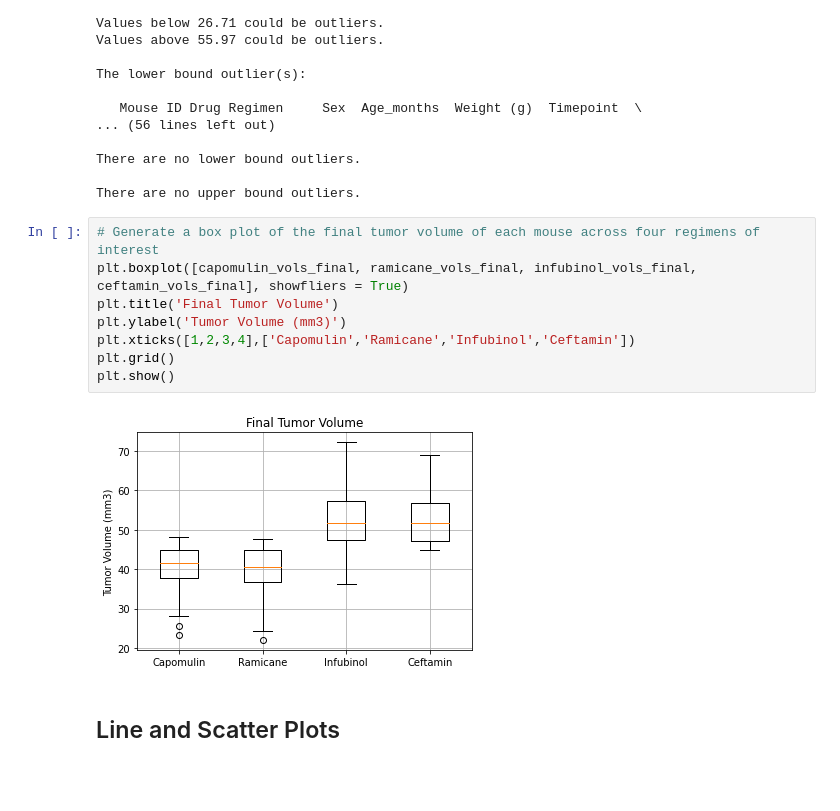
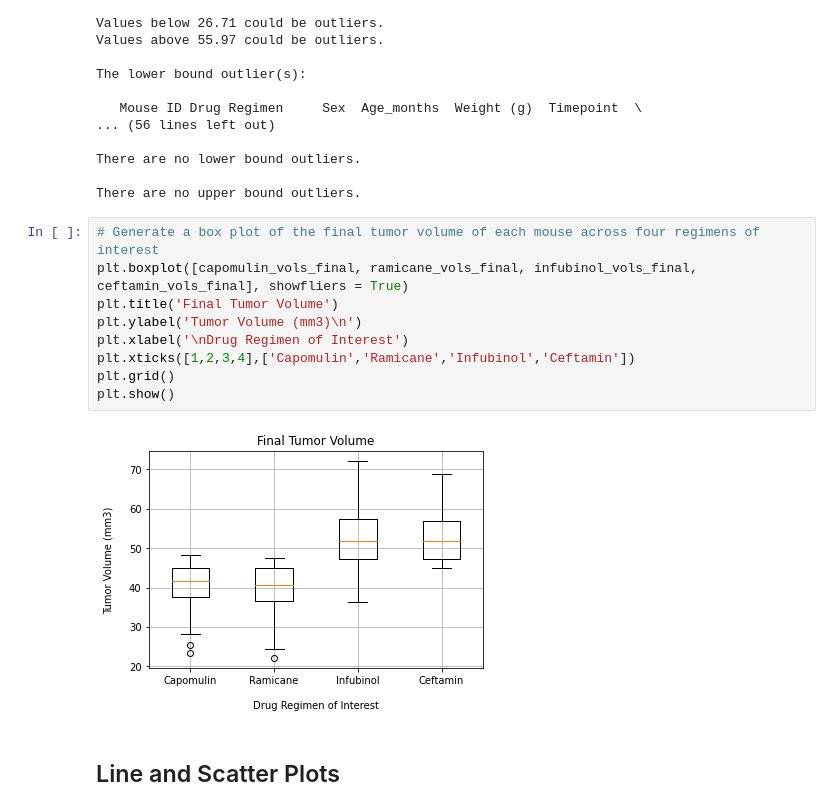
Before and after one commit to MikeEjike/Matplotlib-challenge, a Jupyter notebook: Pymaceuticals/pymaceuticals_starter.ipynb, the cells around one changed output. Drawn from its saved outputs; the diff is of its cells as text; blank space fills up the shorter version.

```diff
--- a/Pymaceuticals/pymaceuticals_starter.ipynb
+++ b/Pymaceuticals/pymaceuticals_starter.ipynb
@@ -455,13 +454,14 @@ There are no upper bound outliers.
 # %%
 # Generate a box plot of the final tumor volume of each mouse across four regimens of interest
 plt.boxplot([capomulin_vols_final, ramicane_vols_final, infubinol_vols_final, ceftamin_vols_final], showfliers = True)
 plt.title('Final Tumor Volume')
-plt.ylabel('Tumor Volume (mm3)')
+plt.ylabel('Tumor Volume (mm3)\n')
+plt.xlabel('\nDrug Regimen of Interest')
 plt.xticks([1,2,3,4],['Capomulin','Ramicane','Infubinol','Ceftamin'])
 plt.grid()
 plt.show()
 # %% [output]
-[figure, old version]
+[figure, new version]
 # %% [markdown]
 ## Line and Scatter Plots
 # %%
```
Also changed, not shown: parts of 5 cells of this notebook.
